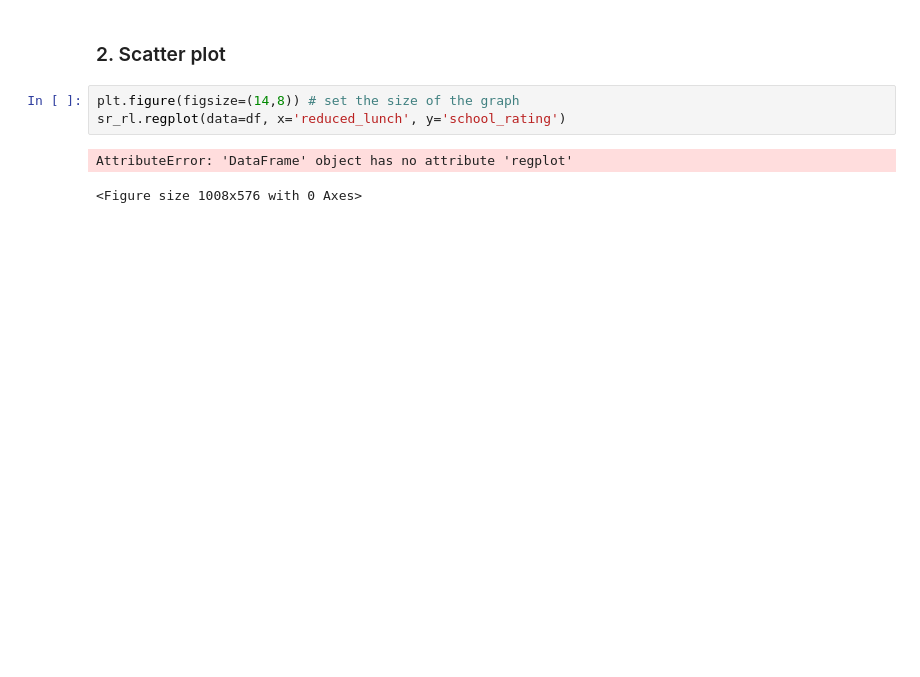
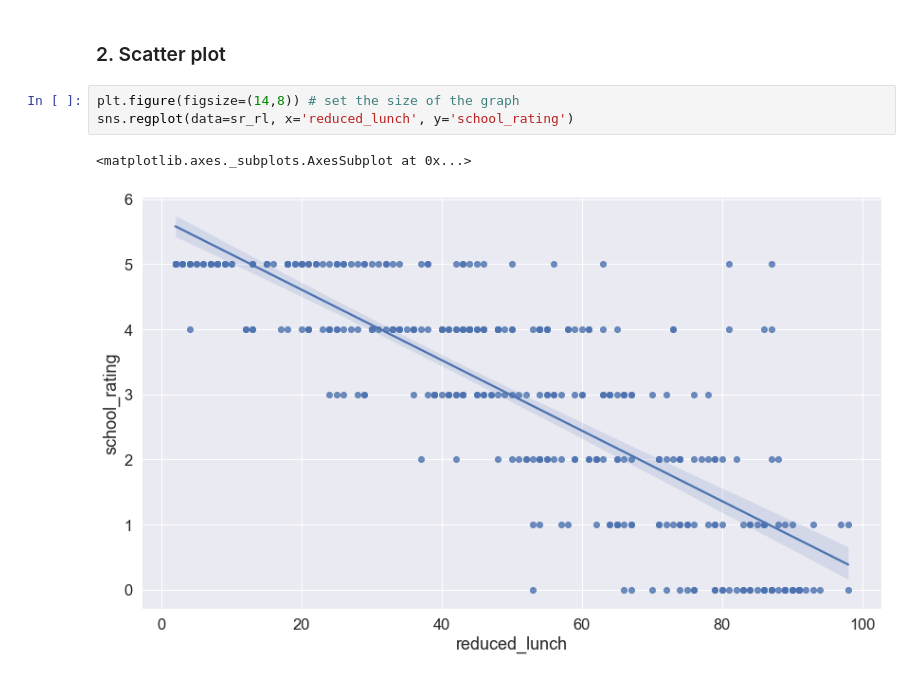
Before and after one commit to Elizabeth-Wainaina/ds-python-techcamp, a Jupyter notebook: panda_descriptive_casestudy.ipynb, the cells around one changed output. Saved outputs shown, nothing was run; the diff lists cells and outputs as text; blank space fills up the shorter version.

```diff
--- a/panda_descriptive_casestudy.ipynb
+++ b/panda_descriptive_casestudy.ipynb
@@ -123,7 +135,7 @@ sr_rl.boxplot(by='school_rating', figsize=(13,8), vert=False, sym='b.', ax=ax)
 ### 2. Scatter plot
 # %%
 plt.figure(figsize=(14,8)) # set the size of the graph
-sr_rl.regplot(data=df, x='reduced_lunch', y='school_rating')
+sns.regplot(data=sr_rl, x='reduced_lunch', y='school_rating')
 # %% [output]
-AttributeError: 'DataFrame' object has no attribute 'regplot'
+<matplotlib.axes._subplots.AxesSubplot at 0x...>
-<Figure size 1008x576 with 0 Axes>
+[figure, added]
```
Also changed, not shown: parts of 9 cells of this notebook, 6 other files.
